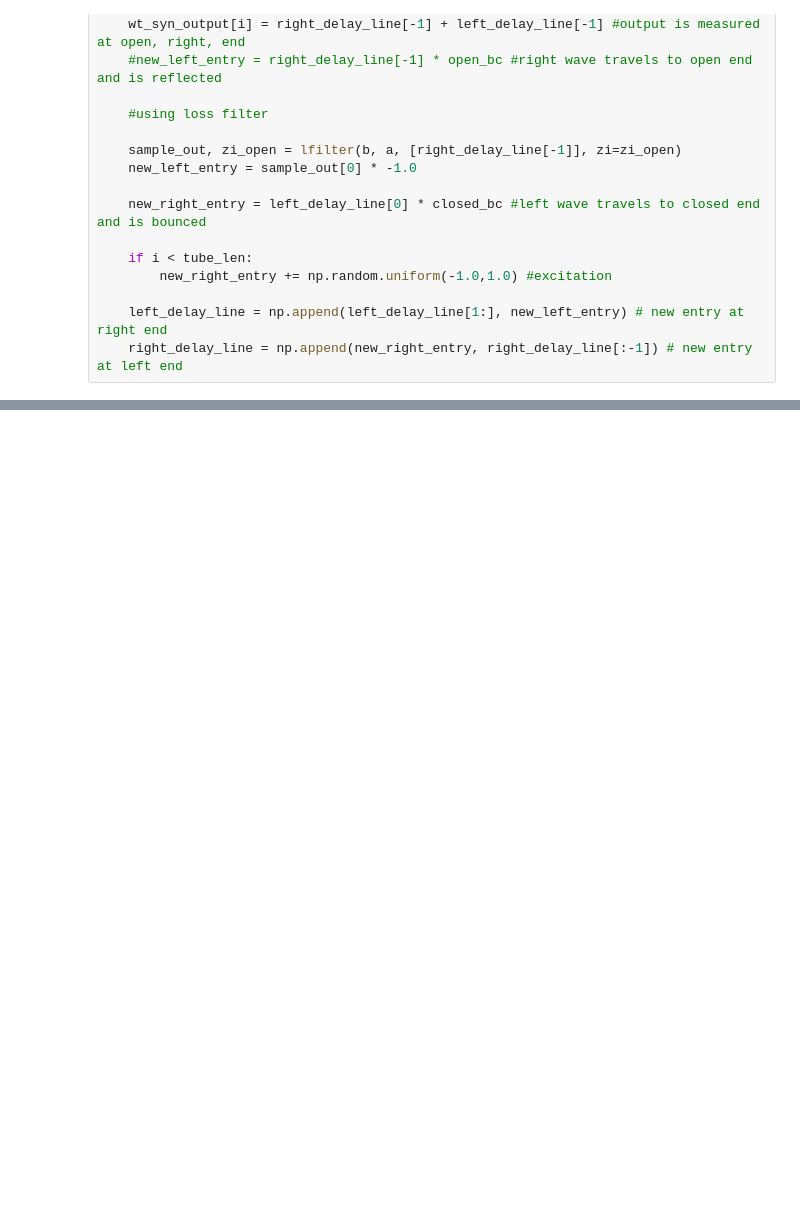
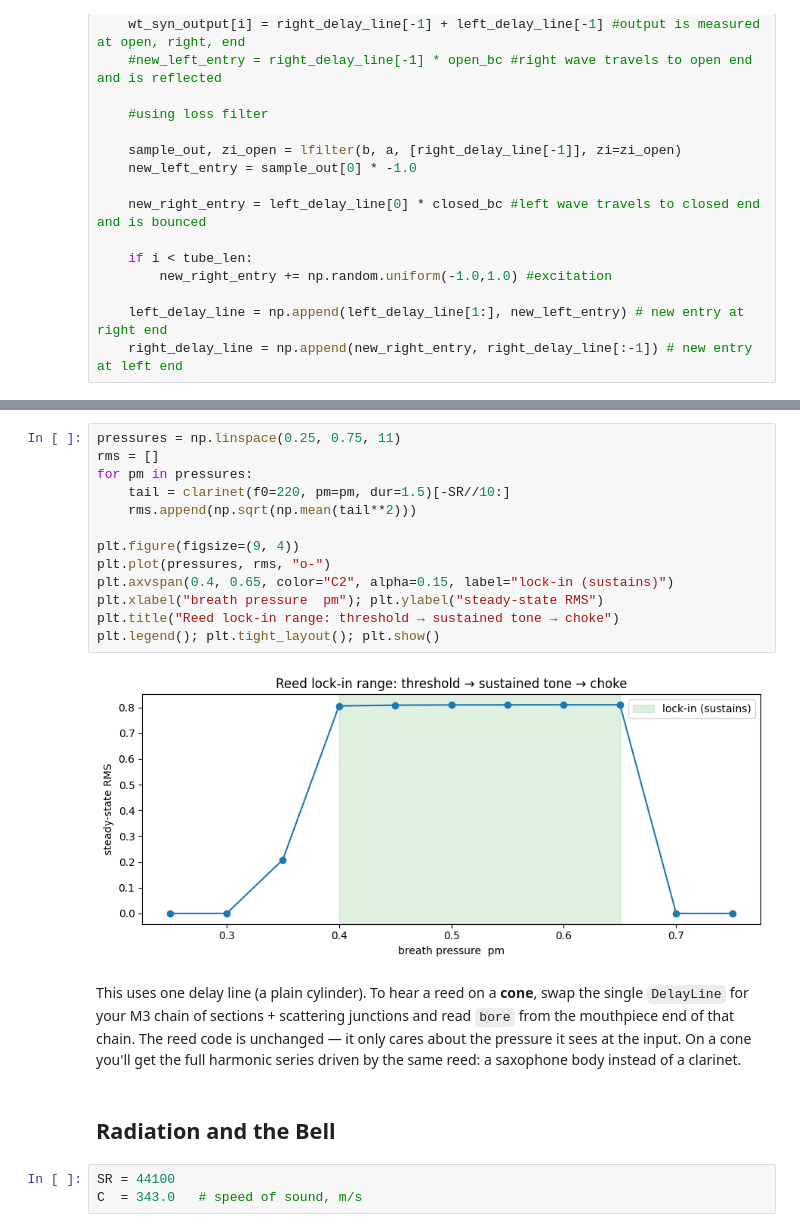
Before and after one commit to MementolanAngwitch/RealSound, a Jupyter notebook: woodwinds.ipynb, the cells around one changed output, grey strips where cells are left out. Saved outputs shown, nothing was run; the diff lists cells and outputs as text; blank space fills up the shorter version.

```diff
--- a/woodwinds.ipynb
+++ b/woodwinds.ipynb
@@ -109,0 +393,27 @@ Audio(wt_syn_output, rate = sample_rate)
+# %%
+pressures = np.linspace(0.25, 0.75, 11)
+rms = []
+for pm in pressures:
+    tail = clarinet(f0=220, pm=pm, dur=1.5)[-SR//10:]
+    rms.append(np.sqrt(np.mean(tail**2)))
+
+plt.figure(figsize=(9, 4))
+plt.plot(pressures, rms, "o-")
+plt.axvspan(0.4, 0.65, color="C2", alpha=0.15, label="lock-in (sustains)")
+plt.xlabel("breath pressure  pm"); plt.ylabel("steady-state RMS")
+plt.title("Reed lock-in range: threshold → sustained tone → choke")
+plt.legend(); plt.tight_layout(); plt.show()
+# %% [output]
+[figure, added]
+# %% [markdown]
+This uses one delay line (a plain cylinder). To hear a reed on a **cone**, swap
+the single `DelayLine` for your M3 chain of sections + scattering junctions and
+read `bore` from the mouthpiece end of that chain. The reed code is unchanged —
+it only cares about the pressure it sees at the input. On a cone you'll get the
+full harmonic series driven by the same reed: a saxophone body instead of a
+clarinet.
+# %% [markdown]
+## Radiation and the Bell
+# %%
+SR = 44100
+C  = 343.0   # speed of sound, m/s
```
Also changed, not shown: parts of 30 cells of this notebook.
